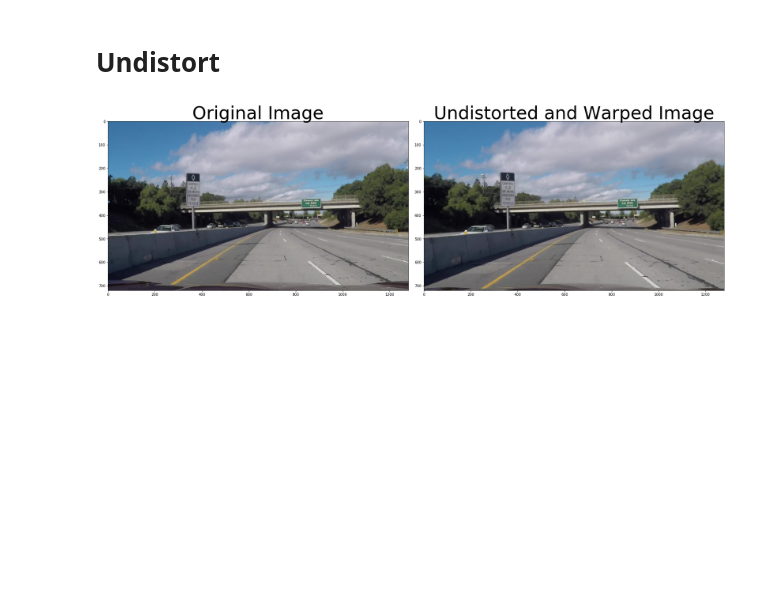
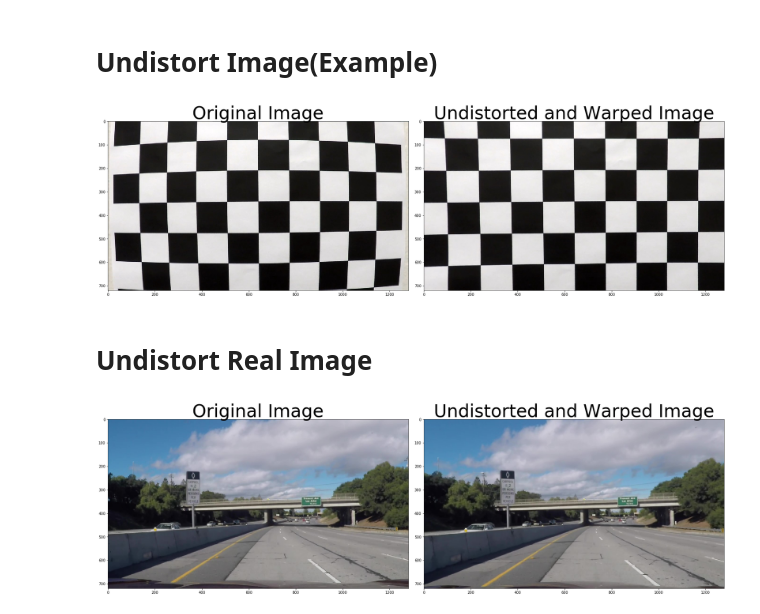
Before and after one commit to kirilcvetkov92/Advanced-Lane-Detection, a Jupyter notebook: Notebook.ipynb, the cells around one changed output. Cells and saved outputs as stored; diff of their text form; code cells hidden in the pictures; blank space fills up the shorter version.

```diff
--- a/Notebook.ipynb
+++ b/Notebook.ipynb
@@ -22,7 +22,24 @@ for fname in fnames :
     img_points_list+=img_points
     obj_points_list+=obj_points
 # %% [markdown]
-# Undistort
+# Undistort Image(Example)
+# %%
+img = mpimg.imread('camera_cal/calibration1.jpg')
+height, width  = img.shape[0], img.shape[1]
+undistorted, dist, mtx = cal_undistort(img, obj_points_list, img_points_list)
+
+f, (ax1, ax2) = plt.subplots(1, 2, figsize=(24, 9))
+f.tight_layout()
+ax1.imshow(img)
+ax1.set_title('Original Image', fontsize=50)
+ax2.imshow(undistorted)
+ax2.set_title('Undistorted and Warped Image', fontsize=50)
+plt.subplots_adjust(left=0., right=1, top=0.9, bottom=0.)
+plt.show()
+# %% [output]
+[figure, added]
+# %% [markdown]
+# Undistort Real Image
 # %%
 img = mpimg.imread('challenge_video_Moment.jpg')
 height, width  = img.shape[0], img.shape[1]
```
Also changed, not shown: parts of 14 cells of this notebook.
